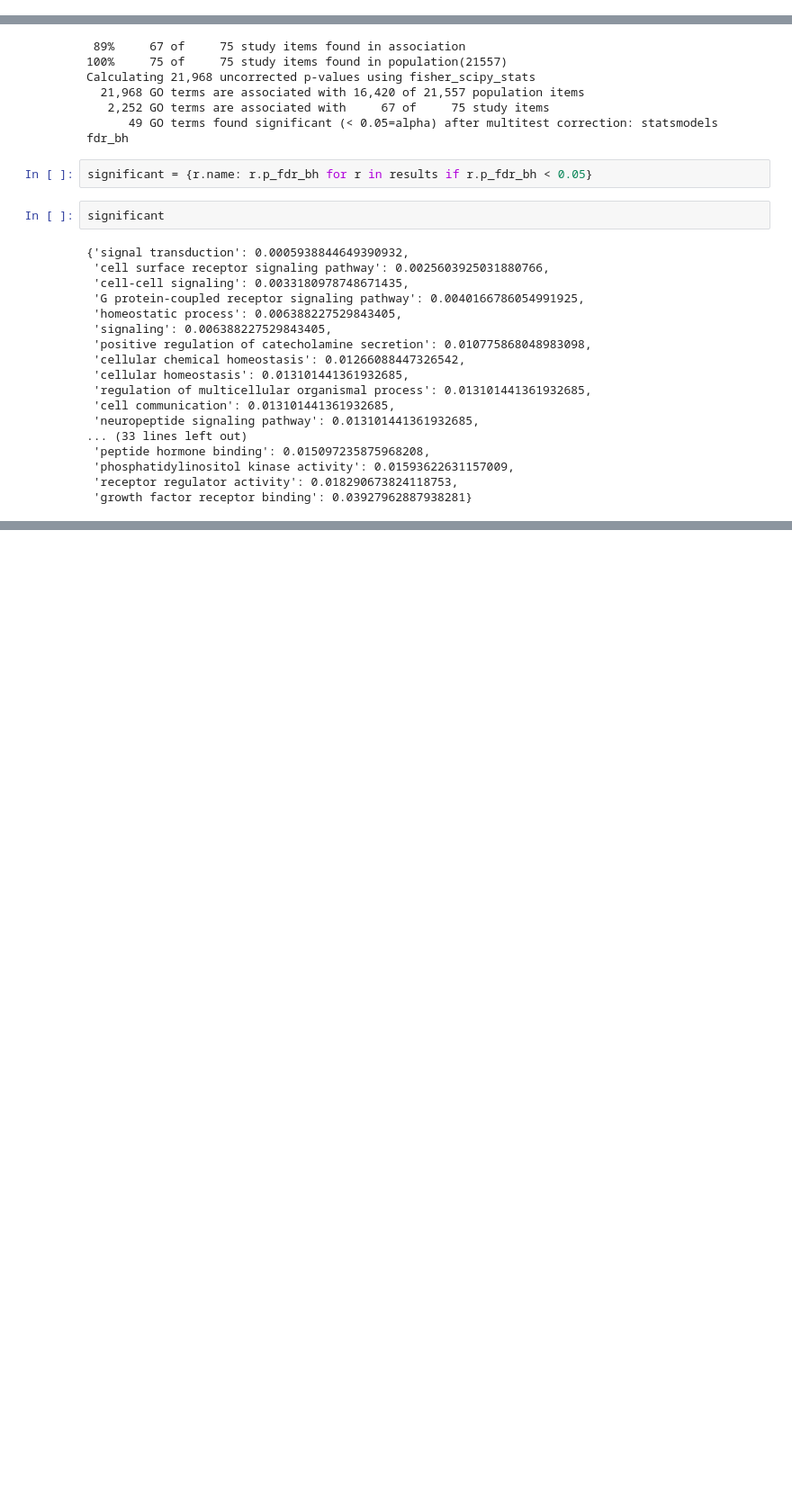
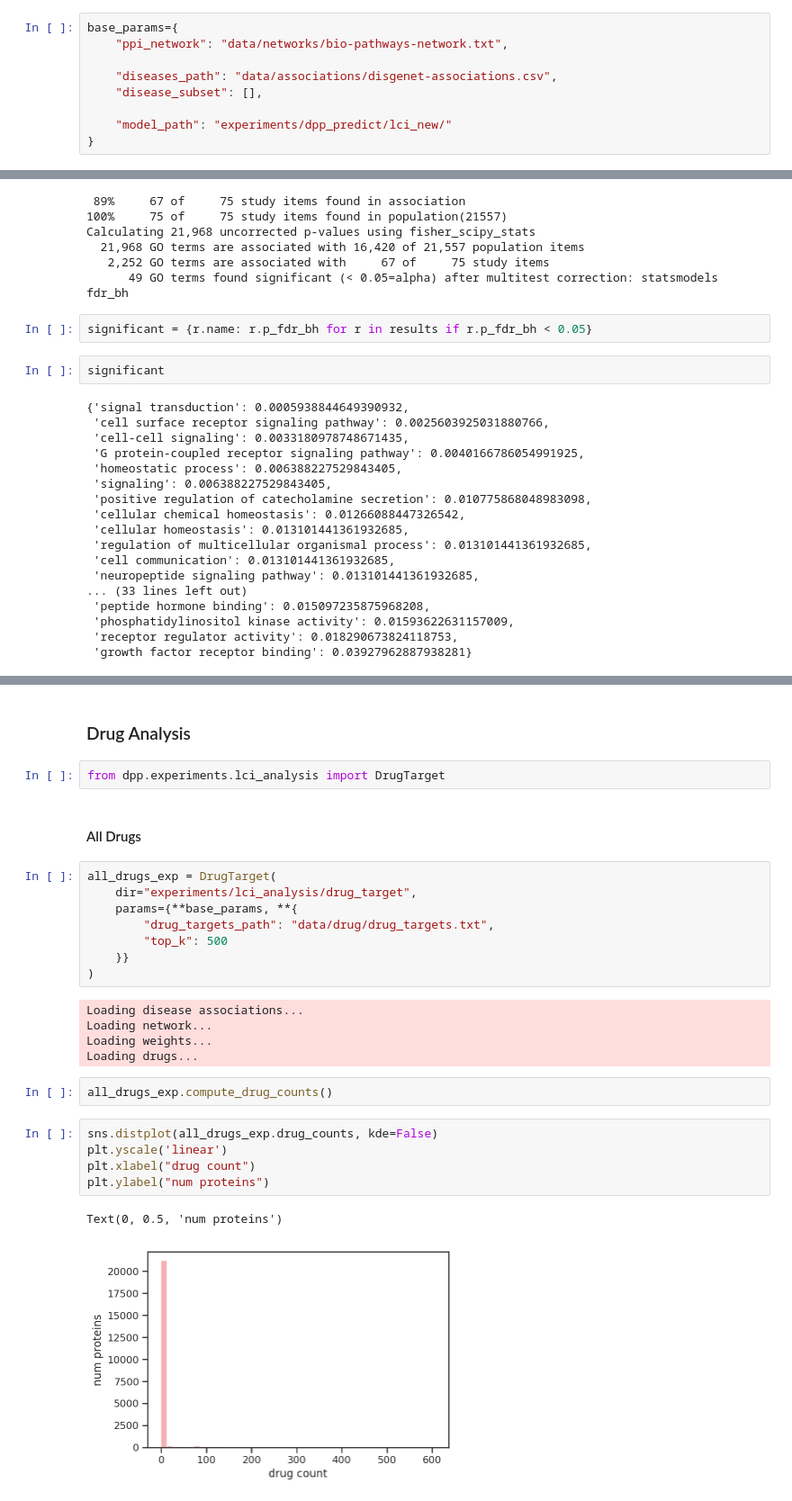
Before and after one commit to seyuboglu/milieu, a Jupyter notebook: experiments/lci_analysis/lci_analysis.ipynb, the cells around one changed output, grey strips where cells are left out. Shown at 90% size. Drawn from its saved outputs; the diff is of its cells as text; blank space fills up the shorter version.

```diff
--- a/experiments/lci_analysis/lci_analysis.ipynb
+++ b/experiments/lci_analysis/lci_analysis.ipynb
@@ -48 +49,10 @@ experiment_dir = "experiments/dpp_predict/lci_new"
+# %%
+base_params={
+    "ppi_network": "data/networks/bio-pathways-network.txt",
+
+    "diseases_path": "data/associations/disgenet-associations.csv",
+    "disease_subset": [],
+
+    "model_path": "experiments/dpp_predict/lci_new/"
+}
 # %% [markdown]
@@ -378,0 +324,29 @@ degree_vec = np.array([network.nx.degree(node) for node in range(len(network))])
+# %% [markdown]
+### Drug Analysis
+# %%
+from dpp.experiments.lci_analysis import DrugTarget
+# %% [markdown]
+#### All Drugs
+# %%
+all_drugs_exp = DrugTarget(
+    dir="experiments/lci_analysis/drug_target",
+    params={**base_params, **{
+        "drug_targets_path": "data/drug/drug_targets.txt",
+        "top_k": 500
+    }}
+)
+# %% [output]
+Loading disease associations...
+Loading network...
+Loading weights...
+Loading drugs...
+# %%
+all_drugs_exp.compute_drug_counts()
+# %%
+sns.distplot(all_drugs_exp.drug_counts, kde=False)
+plt.yscale('linear')
+plt.xlabel("drug count")
+plt.ylabel("num proteins")
+# %% [output]
+Text(0, 0.5, 'num proteins')
+[figure, added]
```
Also changed, not shown: parts of 90 cells of this notebook, 17 other files.
